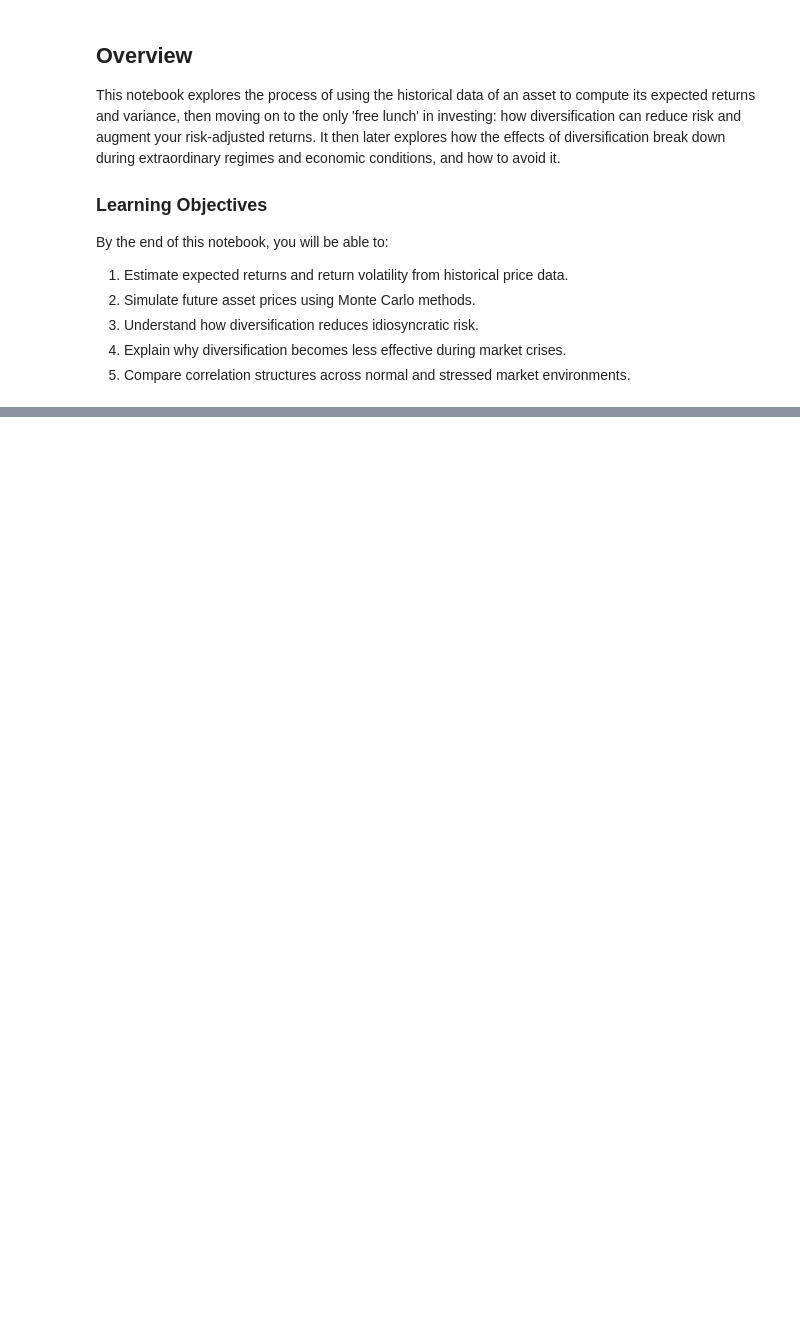
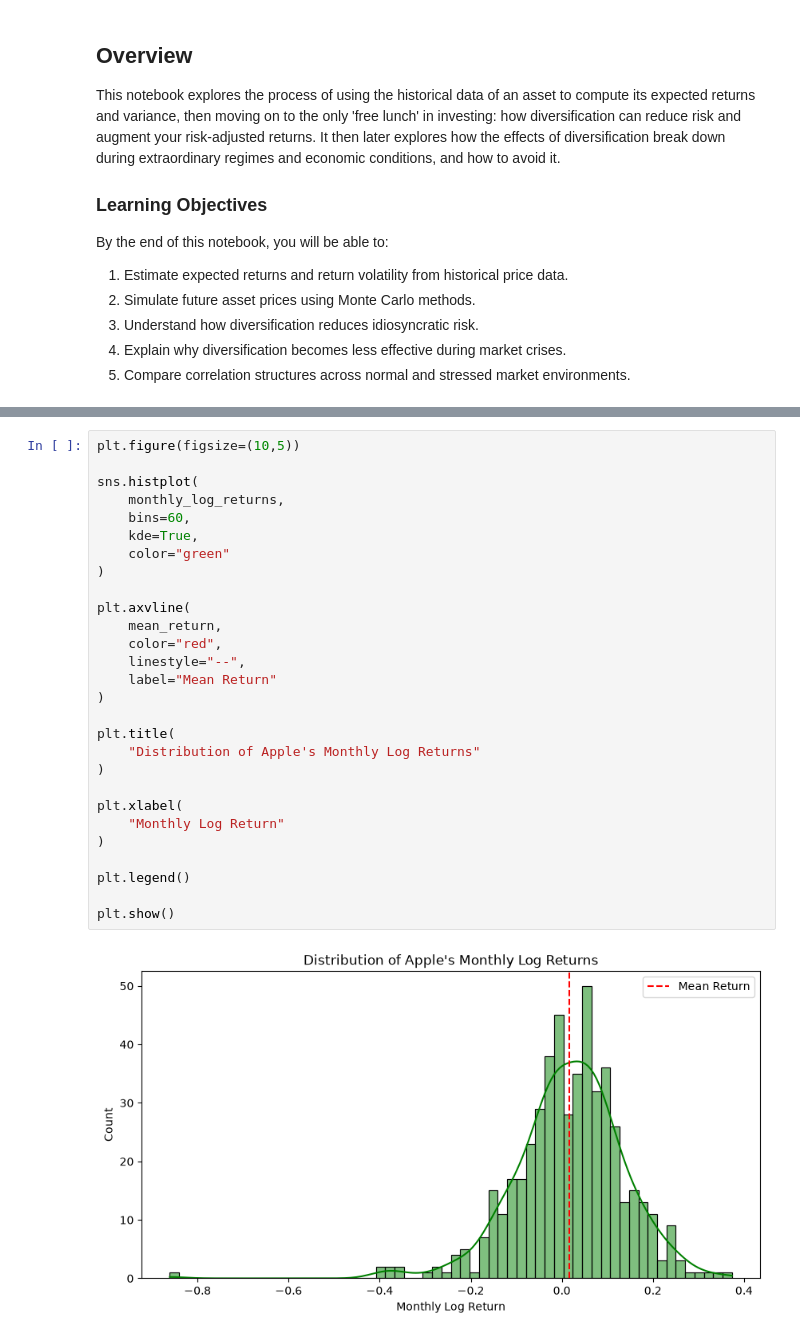
Before and after one commit to wangjubin-06/quant, a Jupyter notebook: notebooks/06_diversification_and_correlation_breakdown.ipynb, the cells around one changed output, grey strips where cells are left out. Cells and saved outputs as stored; diff of their text form; blank space fills up the shorter version.

```diff
--- a/notebooks/06_diversification_and_correlation_breakdown.ipynb
+++ b/notebooks/06_diversification_and_correlation_breakdown.ipynb
@@ -25,0 +174,30 @@ This notebook explores both behaviours.
+# %%
+plt.figure(figsize=(10,5))
+
+sns.histplot(
+    monthly_log_returns,
+    bins=60,
+    kde=True,
+    color="green"
+)
+
+plt.axvline(
+    mean_return,
+    color="red",
+    linestyle="--",
+    label="Mean Return"
+)
+
+plt.title(
+    "Distribution of Apple's Monthly Log Returns"
+)
+
+plt.xlabel(
+    "Monthly Log Return"
+)
+
+plt.legend()
+
+plt.show()
+# %% [output]
+[figure, added]
```
Also changed, not shown: parts of 11 cells of this notebook.
